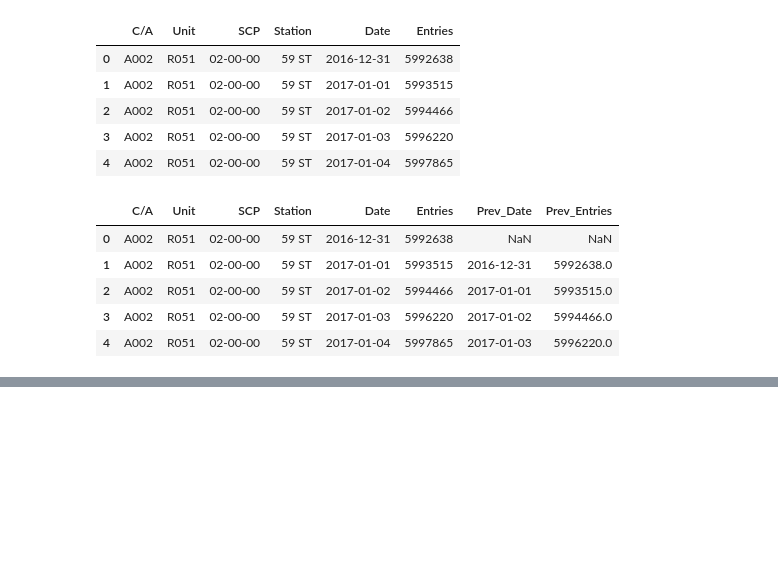
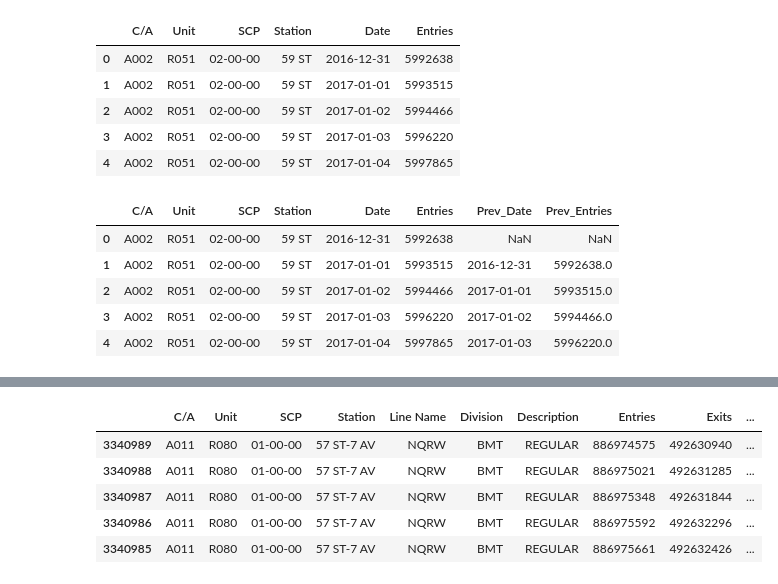
Before and after one commit to XuanX111/dsp_project1, a Jupyter notebook: mta_turnstile_analysis.ipynb, the cells around one changed output, grey strips where cells are left out. Cells and saved outputs as stored; diff of their text form; code cells hidden in the pictures; blank space fills up the shorter version.

Commit message:
Finished calculating entries and exits per day based on first 3 challenges

```diff
--- a/mta_turnstile_analysis.ipynb
+++ b/mta_turnstile_analysis.ipynb
@@ -190,0 +205,15 @@ daily_data.head()
+# %%
+# why is the counter counting in reverse?
+mask = ((data["C/A"] == "A011") &
+(data["Unit"] == "R080") &
+(data["SCP"] == "01-00-00") &
+(data["Station"] == "57 ST-7 AV") &
+(data["Date"] == pd.datetime(2017, 5, 14).date()))
+data[mask].head()
+# %% [output]
+|  | C/A | Unit | SCP | Station | Line Name | Division | Description | Entries | Exits | ... |
+| 3340989 | A011 | R080 | 01-00-00 | 57 ST-7 AV | NQRW | BMT | REGULAR | 886974575 | 492630940 | ... |
+| 3340988 | A011 | R080 | 01-00-00 | 57 ST-7 AV | NQRW | BMT | REGULAR | 886975021 | 492631285 | ... |
+| 3340987 | A011 | R080 | 01-00-00 | 57 ST-7 AV | NQRW | BMT | REGULAR | 886975348 | 492631844 | ... |
+| 3340986 | A011 | R080 | 01-00-00 | 57 ST-7 AV | NQRW | BMT | REGULAR | 886975592 | 492632296 | ... |
+| 3340985 | A011 | R080 | 01-00-00 | 57 ST-7 AV | NQRW | BMT | REGULAR | 886975661 | 492632426 | ... |
```
Also changed, not shown: parts of 7 cells of this notebook.
